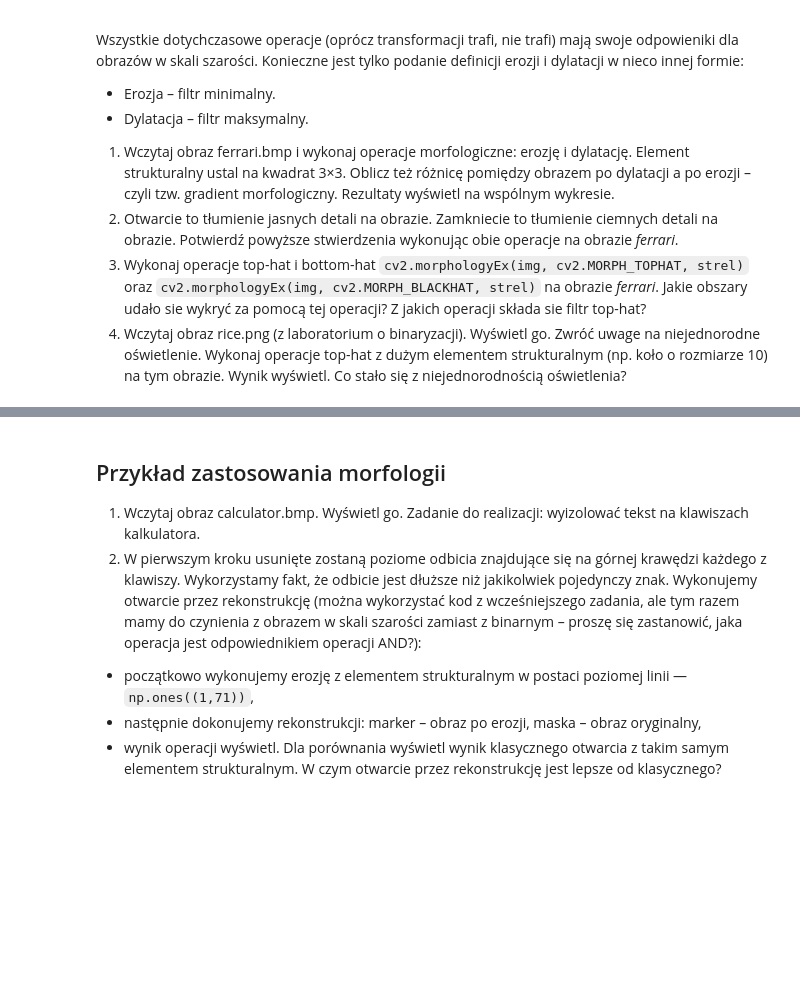
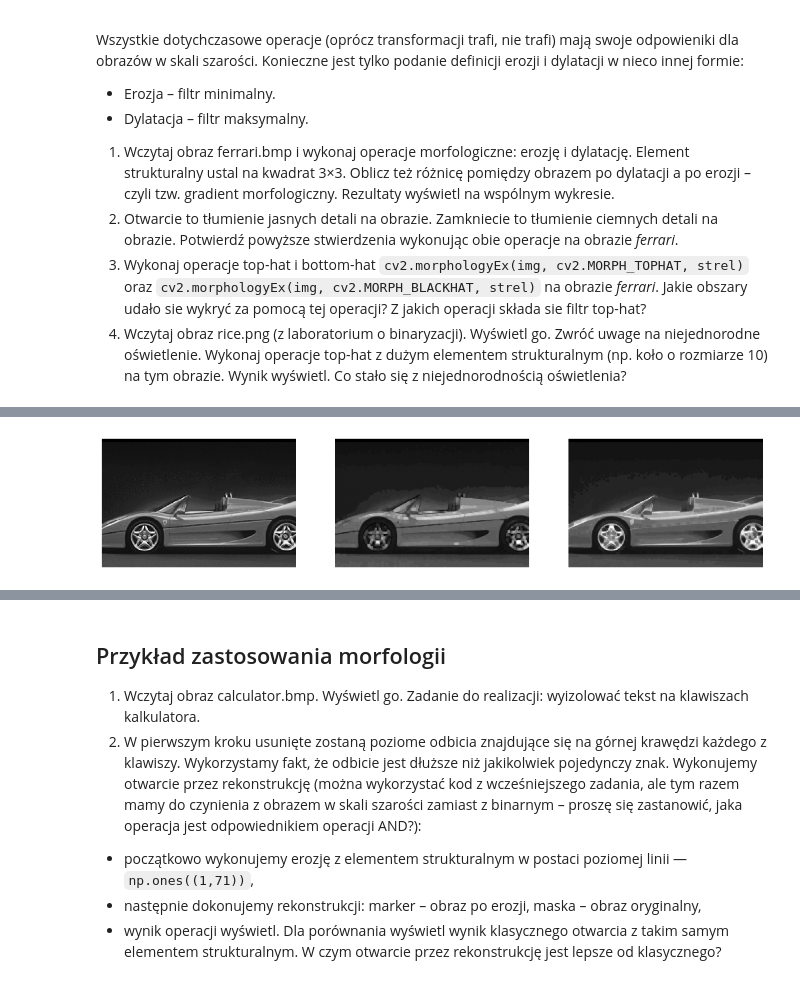
Before and after one commit to JBRS307/WDCPO, a Jupyter notebook: lab7/lab7.ipynb, the cells around one changed output, grey strips where cells are left out. Cells and saved outputs as stored; diff of their text form; code cells hidden in the pictures; blank space fills up the shorter version.

```diff
--- a/lab7/lab7.ipynb
+++ b/lab7/lab7.ipynb
@@ -273,0 +303,7 @@ Wszystkie dotychczasowe operacje (oprócz transformacji trafi, nie trafi) mają
+# %%
+ferrari_open = cv2.morphologyEx(ferrari, cv2.MORPH_OPEN, kernel3_rect)
+ferrari_close = cv2.morphologyEx(ferrari, cv2.MORPH_CLOSE, kernel3_rect)
+
+imshow_subplt((ferrari, ferrari_open, ferrari_close), 1, 3)
+# %% [output]
+[figure, added]
```
Also changed, not shown: parts of 20 cells of this notebook.
